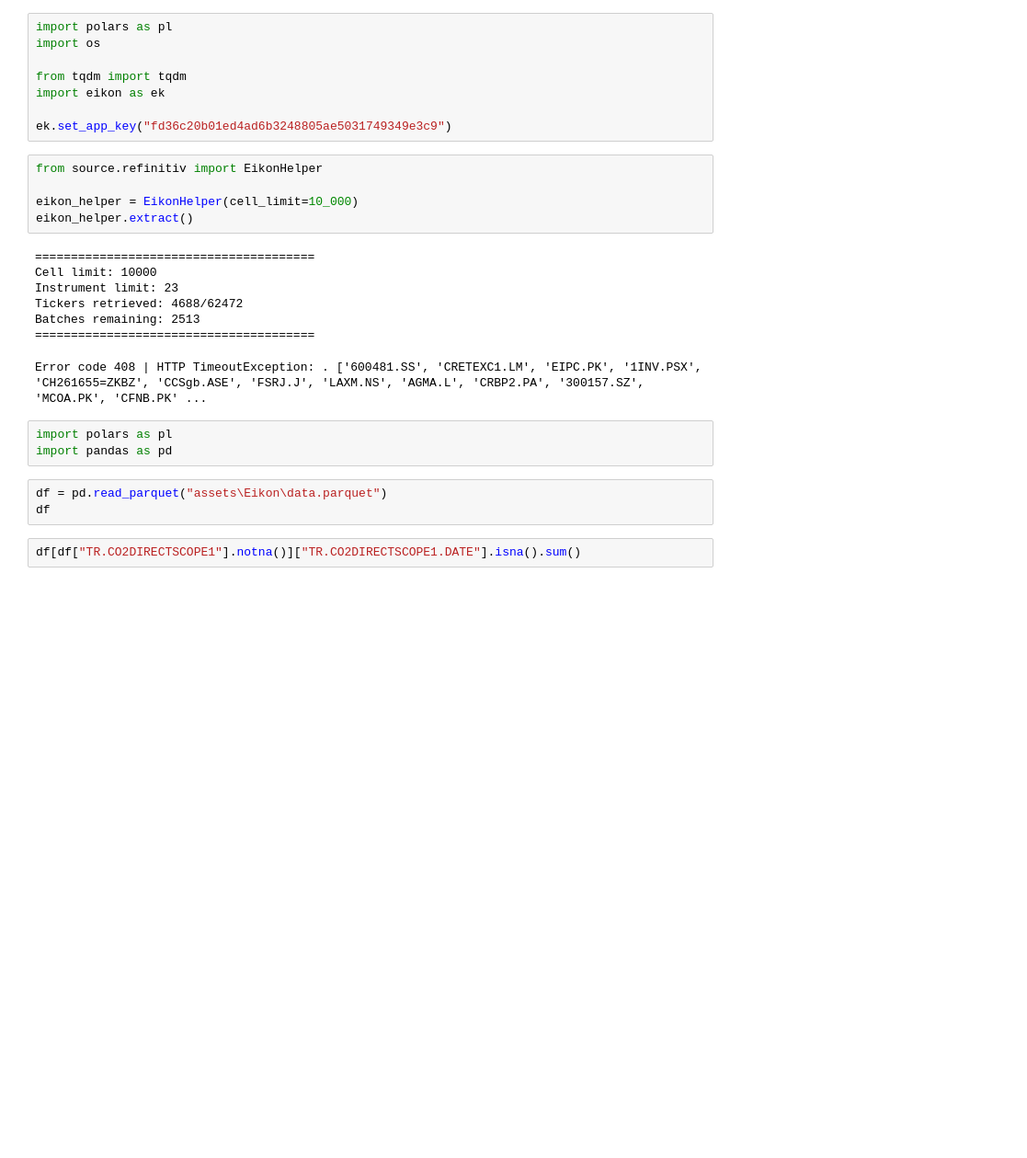
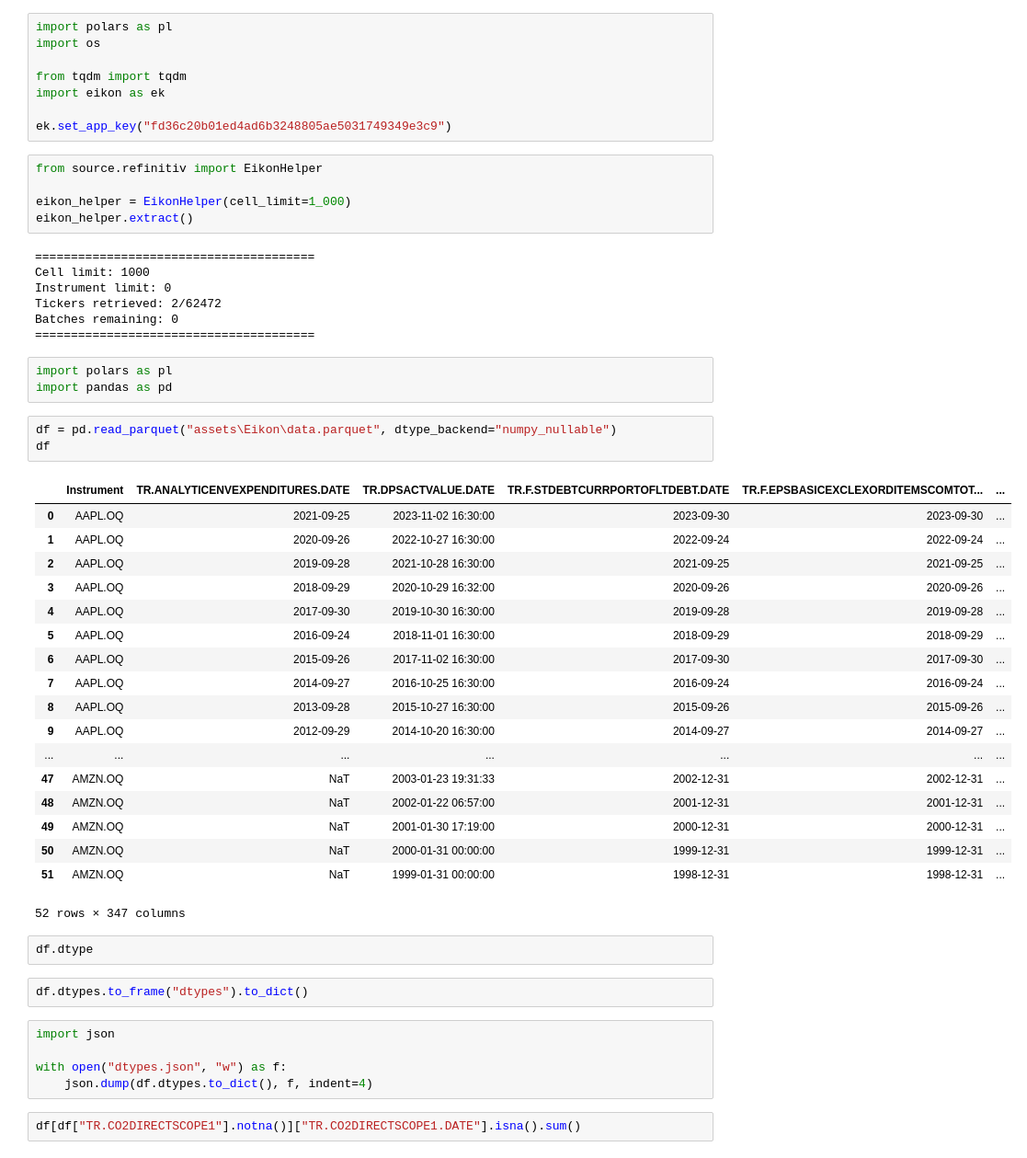
Before and after one commit to syalabi-seet/DataMining, a Jupyter notebook: test.ipynb, the cells around one changed output. Shown: that part at 92% size. Cells and saved outputs as stored; diff of their text form; blank space fills up the shorter version.

```diff
--- a/test.ipynb
+++ b/test.ipynb
@@ -9,22 +9,49 @@ ek.set_app_key("fd36c20b01ed4ad6b3248805ae5031749349e3c9")
 # %%
 from source.refinitiv import EikonHelper
 
-eikon_helper = EikonHelper(cell_limit=10_000)
+eikon_helper = EikonHelper(cell_limit=1_000)
 eikon_helper.extract()
 # %% [output]
 =======================================
-Cell limit: 10000
-Instrument limit: 23
-Tickers retrieved: 4688/62472
-Batches remaining: 2513
+Cell limit: 1000
+Instrument limit: 0
+Tickers retrieved: 2/62472
+Batches remaining: 0
 =======================================
-Error code 408 | HTTP TimeoutException: . ['600481.SS', 'CRETEXC1.LM', 'EIPC.PK', '1INV.PSX', 'CH261655=ZKBZ', 'CCSgb.ASE', 'FSRJ.J', 'LAXM.NS', 'AGMA.L', 'CRBP2.PA', '300157.SZ', 'MCOA.PK', 'CFNB.PK' ...
 # %%
 import polars as pl
 import pandas as pd
 # %%
-df = pd.read_parquet("assets\Eikon\data.parquet")
+df = pd.read_parquet("assets\Eikon\data.parquet", dtype_backend="numpy_nullable")
 df
+# %% [output]
+|  | Instrument | TR.ANALYTICENVEXPENDITURES.DATE | TR.DPSACTVALUE.DATE | TR.F.STDEBTCURRPORTOFLTDEBT.DATE | TR.F.EPSBASICEXCLEXORDITEMSCOMTOT... | ... |
+| 0 | AAPL.OQ | 2021-09-25 | 2023-11-02 16:30:00 | 2023-09-30 | 2023-09-30 | ... |
+| 1 | AAPL.OQ | 2020-09-26 | 2022-10-27 16:30:00 | 2022-09-24 | 2022-09-24 | ... |
+| 2 | AAPL.OQ | 2019-09-28 | 2021-10-28 16:30:00 | 2021-09-25 | 2021-09-25 | ... |
+| 3 | AAPL.OQ | 2018-09-29 | 2020-10-29 16:32:00 | 2020-09-26 | 2020-09-26 | ... |
+| 4 | AAPL.OQ | 2017-09-30 | 2019-10-30 16:30:00 | 2019-09-28 | 2019-09-28 | ... |
+| 5 | AAPL.OQ | 2016-09-24 | 2018-11-01 16:30:00 | 2018-09-29 | 2018-09-29 | ... |
+| 6 | AAPL.OQ | 2015-09-26 | 2017-11-02 16:30:00 | 2017-09-30 | 2017-09-30 | ... |
+| 7 | AAPL.OQ | 2014-09-27 | 2016-10-25 16:30:00 | 2016-09-24 | 2016-09-24 | ... |
+| 8 | AAPL.OQ | 2013-09-28 | 2015-10-27 16:30:00 | 2015-09-26 | 2015-09-26 | ... |
+| 9 | AAPL.OQ | 2012-09-29 | 2014-10-20 16:30:00 | 2014-09-27 | 2014-09-27 | ... |
+| ... | ... | ... | ... | ... | ... | ... |
+| 47 | AMZN.OQ | NaT | 2003-01-23 19:31:33 | 2002-12-31 | 2002-12-31 | ... |
+| 48 | AMZN.OQ | NaT | 2002-01-22 06:57:00 | 2001-12-31 | 2001-12-31 | ... |
+| 49 | AMZN.OQ | NaT | 2001-01-30 17:19:00 | 2000-12-31 | 2000-12-31 | ... |
+| 50 | AMZN.OQ | NaT | 2000-01-31 00:00:00 | 1999-12-31 | 1999-12-31 | ... |
+| 51 | AMZN.OQ | NaT | 1999-01-31 00:00:00 | 1998-12-31 | 1998-12-31 | ... |
+52 rows × 347 columns
+# %%
+df.dtype
+# %%
+df.dtypes.to_frame("dtypes").to_dict()
+# %%
+import json
+
+with open("dtypes.json", "w") as f:
+    json.dump(df.dtypes.to_dict(), f, indent=4)
 # %%
 df[df["TR.CO2DIRECTSCOPE1"].notna()]["TR.CO2DIRECTSCOPE1.DATE"].isna().sum()
 # %%
```
Also changed, not shown: 2 other files.
